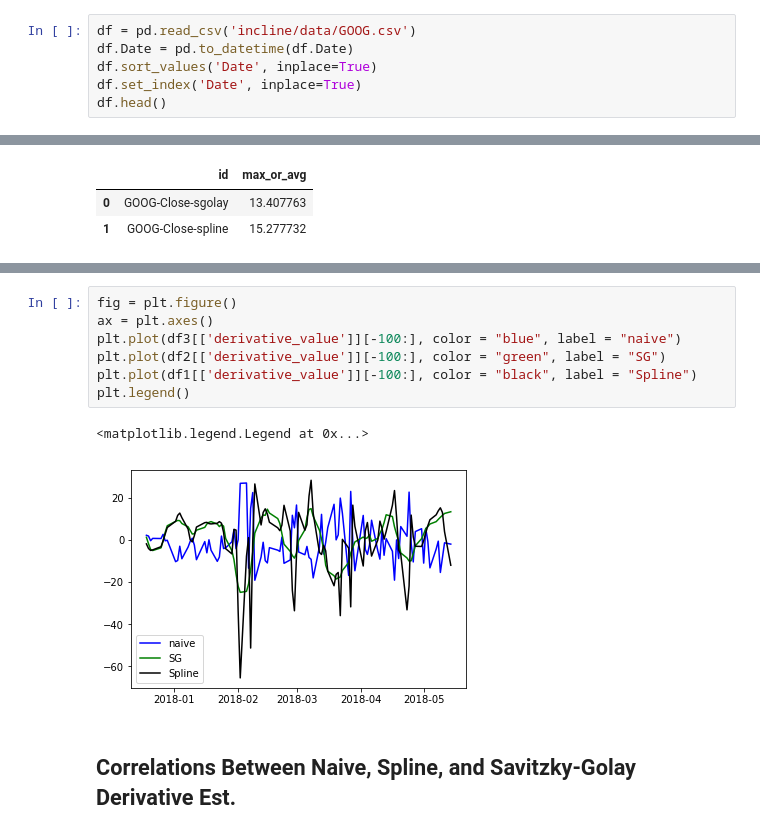
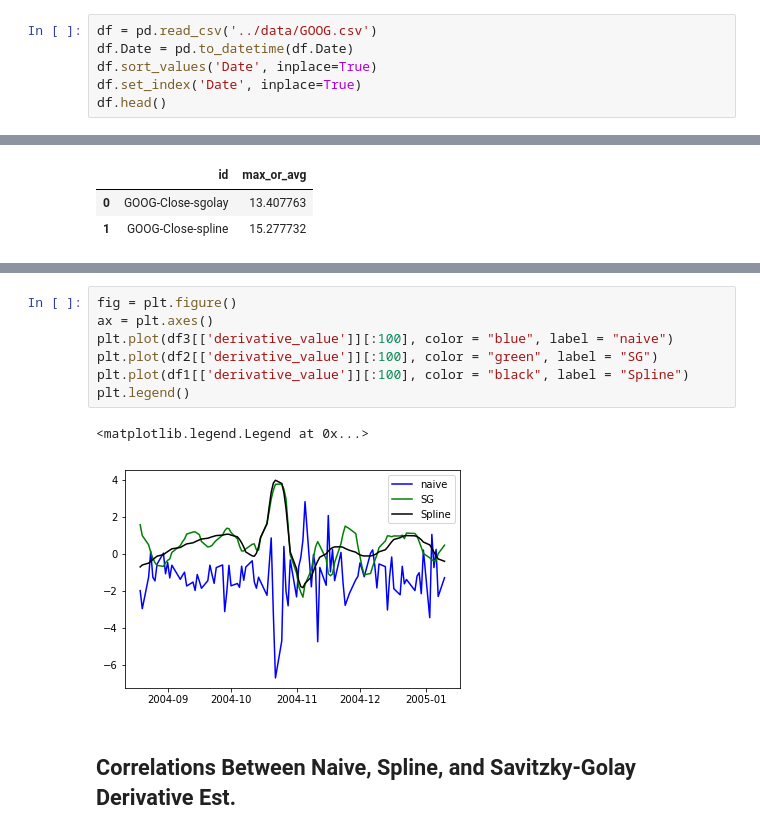
Before and after one commit to gojiplus/incline, a Jupyter notebook: incline/examples/incline_example.ipynb, the cells around one changed output, grey strips where cells are left out. Drawn from its saved outputs; the diff is of its cells as text.

```diff
--- a/incline/examples/incline_example.ipynb
+++ b/incline/examples/incline_example.ipynb
@@ -13,7 +16,7 @@ import pandas as pd
 
 Convert the date column to date, sort by date, and index the dataframe by date.
 # %%
-df = pd.read_csv('incline/data/GOOG.csv')
+df = pd.read_csv('../data/GOOG.csv')
 df.Date = pd.to_datetime(df.Date)
 df.sort_values('Date', inplace=True)
 df.set_index('Date', inplace=True)
@@ -85,13 +88,13 @@ df3.head()
 # %%
 fig = plt.figure()
 ax = plt.axes()
-plt.plot(df3[['derivative_value']][-100:], color = "blue", label = "naive")
-plt.plot(df2[['derivative_value']][-100:], color = "green", label = "SG")
-plt.plot(df1[['derivative_value']][-100:], color = "black", label = "Spline")
+plt.plot(df3[['derivative_value']][:100], color = "blue", label = "naive")
+plt.plot(df2[['derivative_value']][:100], color = "green", label = "SG")
+plt.plot(df1[['derivative_value']][:100], color = "black", label = "Spline")
 plt.legend()
 # %% [output]
 <matplotlib.legend.Legend at 0x...>
-[figure, old version]
+[figure, new version]
 # %% [markdown]
 ## Correlations Between Naive, Spline, and Savitzky-Golay Derivative Est.
 # %%
```
Also changed, not shown: parts of 2 cells of this notebook.
